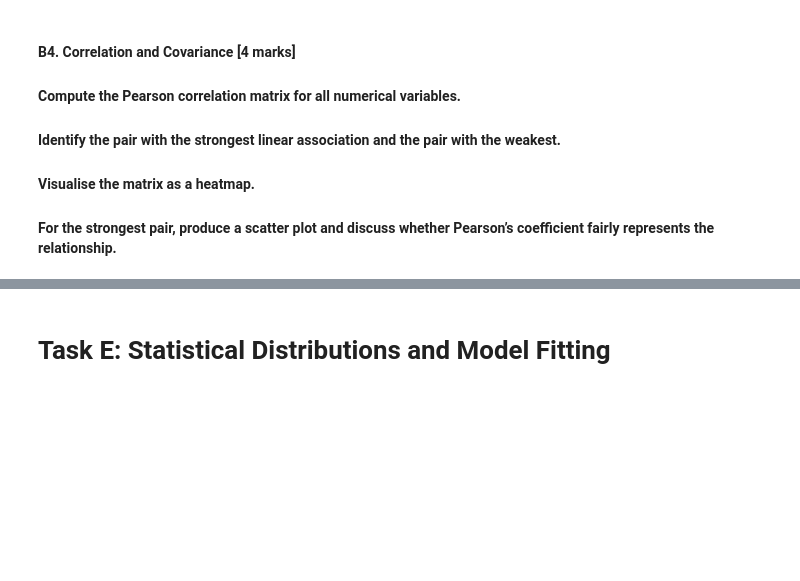
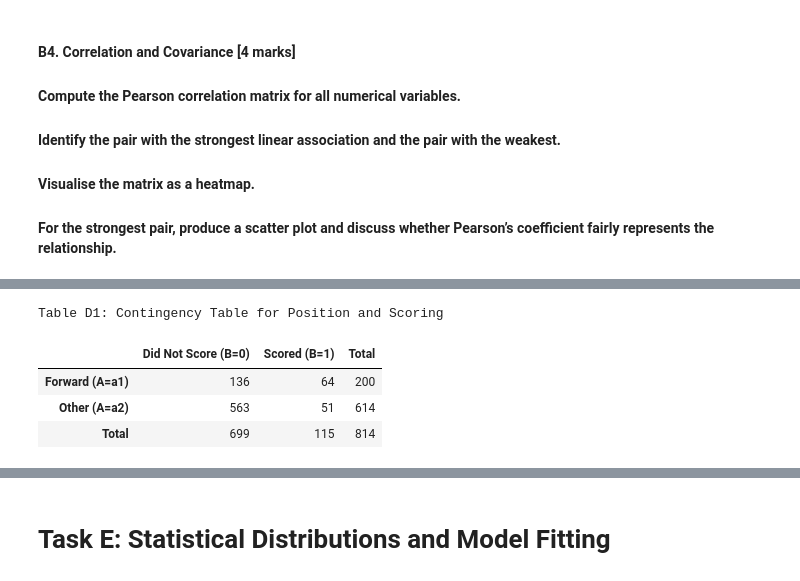
Before and after one commit to SamUM13/UM_WQD7013StatisticsforDS_Assignment1, a Jupyter notebook: 7013_Ass1.ipynb, the cells around one changed output, grey strips where cells are left out. Drawn from its saved outputs; the diff is of its cells as text; code cells hidden in the pictures; blank space fills up the shorter version.

```diff
--- a/7013_Ass1.ipynb
+++ b/7013_Ass1.ipynb
@@ -679,0 +607,32 @@ plt.show()
+# %%
+# Establish a 2x2 Contingency Table for observed counts
+
+df_taskD = df.copy()
+
+# Variable A (Categorical): Forward vs. Other
+df_taskD['A_Forward'] = df_taskD['Position'].apply(lambda x: 'Forward' if str(x).strip().upper() == 'FW' else 'Other')
+
+# Variable B (Binary Indicator): Scored at least one goal vs. Did not score
+df_taskD['B_Scored'] = (pd.to_numeric(df_taskD['Goals Scored'], errors='coerce').fillna(0) > 0).astype(int)
+
+# 2x2 Contingency Table
+contingency_table = pd.crosstab(
+    df_taskD['A_Forward'],
+    df_taskD['B_Scored'],
+    margins=True,
+    margins_name='Total'
+)
+
+# Rename columns and index
+contingency_table.columns = ['Did Not Score (B=0)', 'Scored (B=1)', 'Total']
+contingency_table.index = ['Forward (A=a1)', 'Other (A=a2)', 'Total']
+
+# Display table
+print("Table D1: Contingency Table for Position and Scoring")
+contingency_table
+# %% [output]
+Table D1: Contingency Table for Position and Scoring
+|  | Did Not Score (B=0) | Scored (B=1) | Total |
+| Forward (A=a1) | 136 | 64 | 200 |
+| Other (A=a2) | 563 | 51 | 614 |
+| Total | 699 | 115 | 814 |
```
Also changed, not shown: parts of 20 cells of this notebook.
